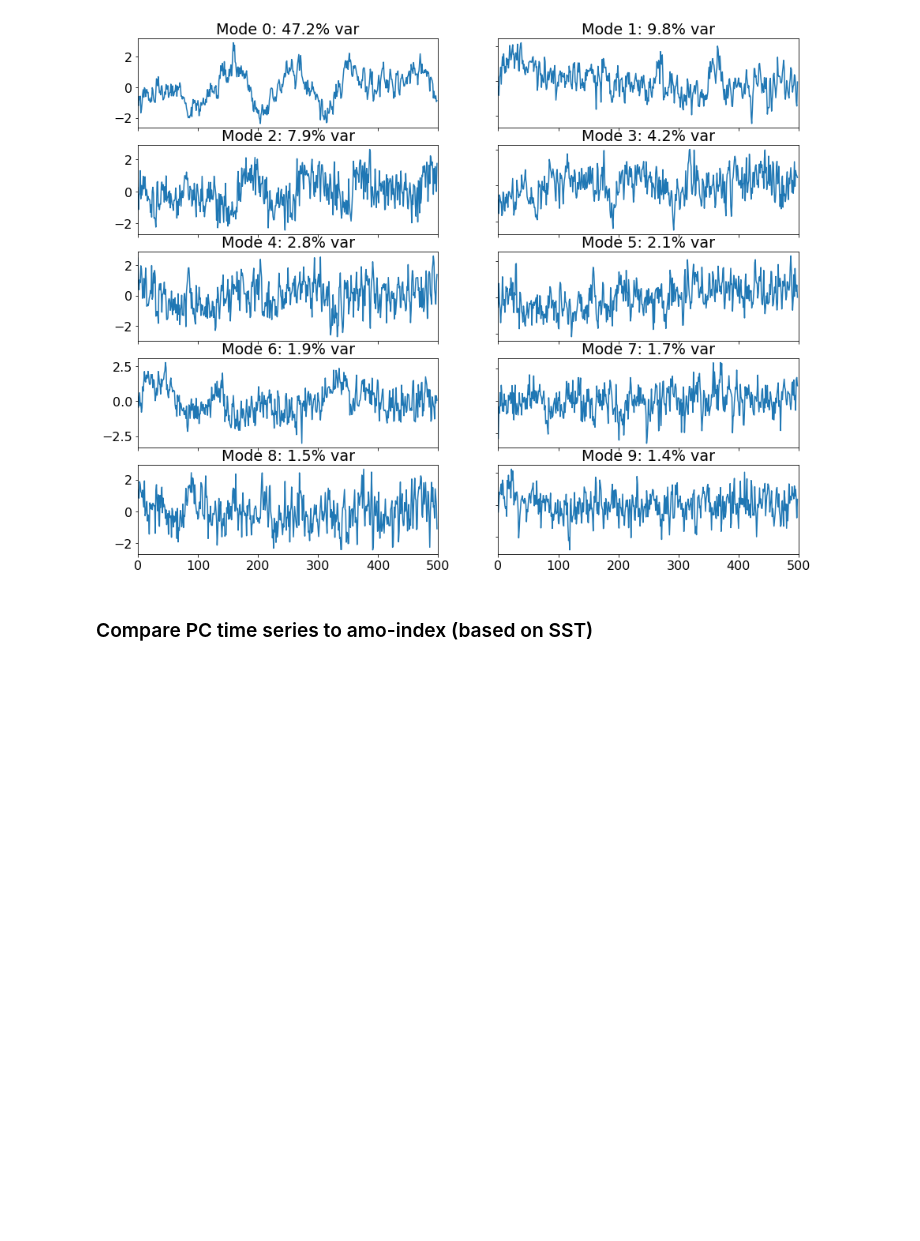
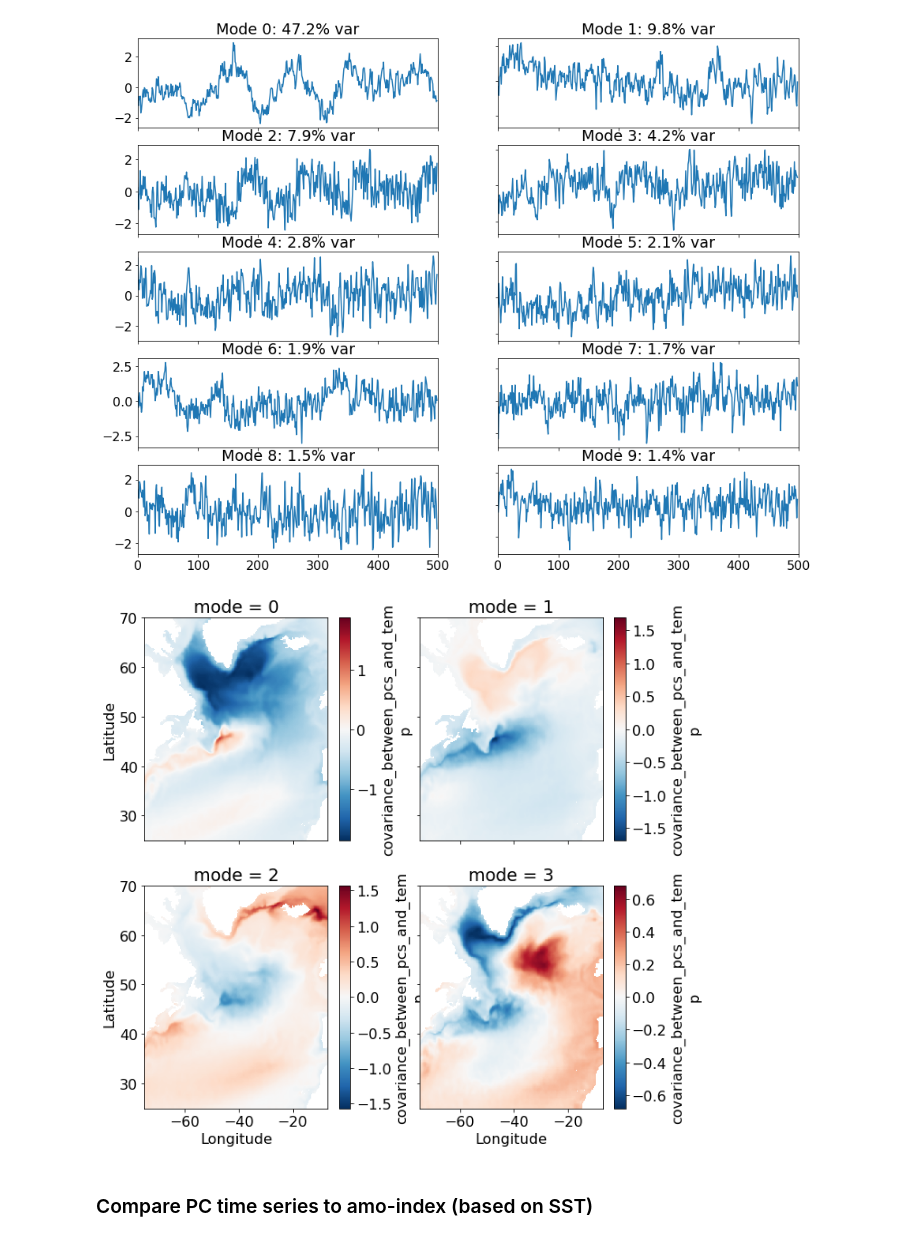
Before and after one commit to wghuneke/ACCESS-CM2-025_Analysis, a Jupyter notebook: notebooks/Testing_EOF_calculation.ipynb, the cells around one changed output. Saved outputs shown, nothing was run; the diff lists cells and outputs as text; code cells hidden in the pictures; blank space fills up the shorter version.

```diff
--- a/notebooks/Testing_EOF_calculation.ipynb
+++ b/notebooks/Testing_EOF_calculation.ipynb
@@ -269,6 +272,24 @@ for ii in range(10):
     plt.title(title_name)#, loc='left')
 # %% [output]
 [figure]
+# %%
+fig = plt.figure(figsize=(10,10))
+
+for ii in range(4):
+    plt.subplot(2,2,ii+1)
+    eof3[ii,:,:].plot()
+    if ii in (1, 3):
+        plt.tick_params(labelleft=False)
+        plt.ylabel('')
+    else:
+        plt.ylabel('Latitude')
+    if ii < 2:
+        plt.tick_params(labelbottom=False)
+        plt.xlabel('')
+    else:
+        plt.xlabel('Longitude')
+# %% [output]
+[figure, added]
 # %% [markdown]
 ### Compare PC time series to amo-index (based on SST)
 # %%
```
Also changed, not shown: parts of 2 cells of this notebook.
